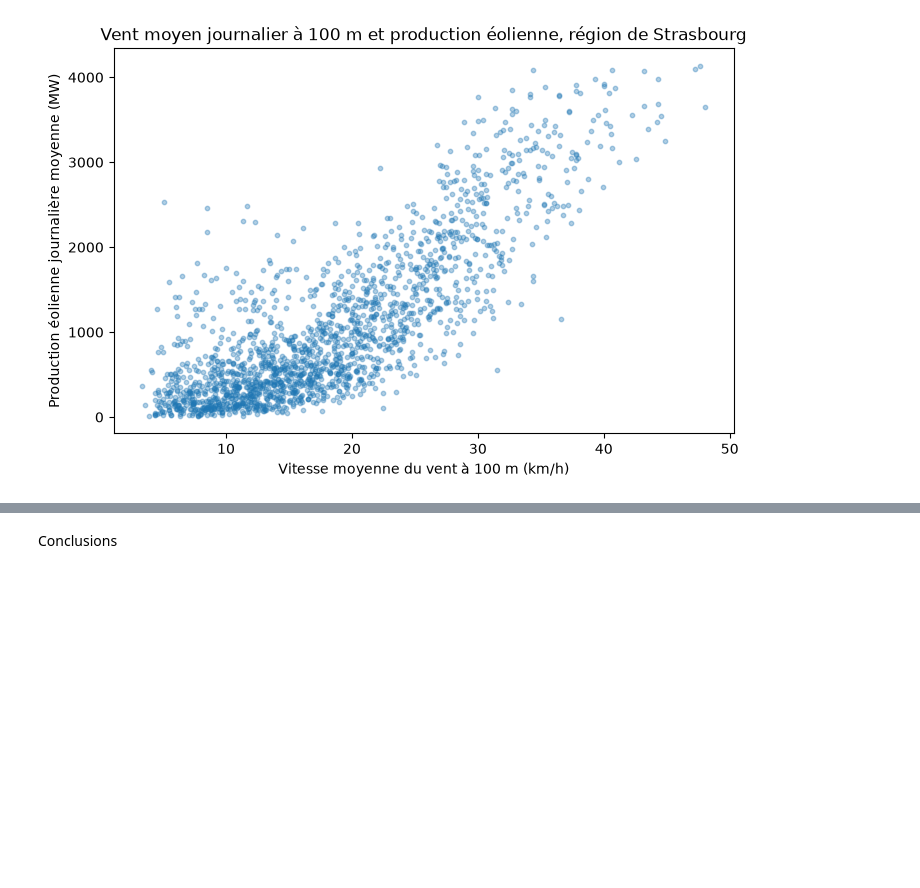
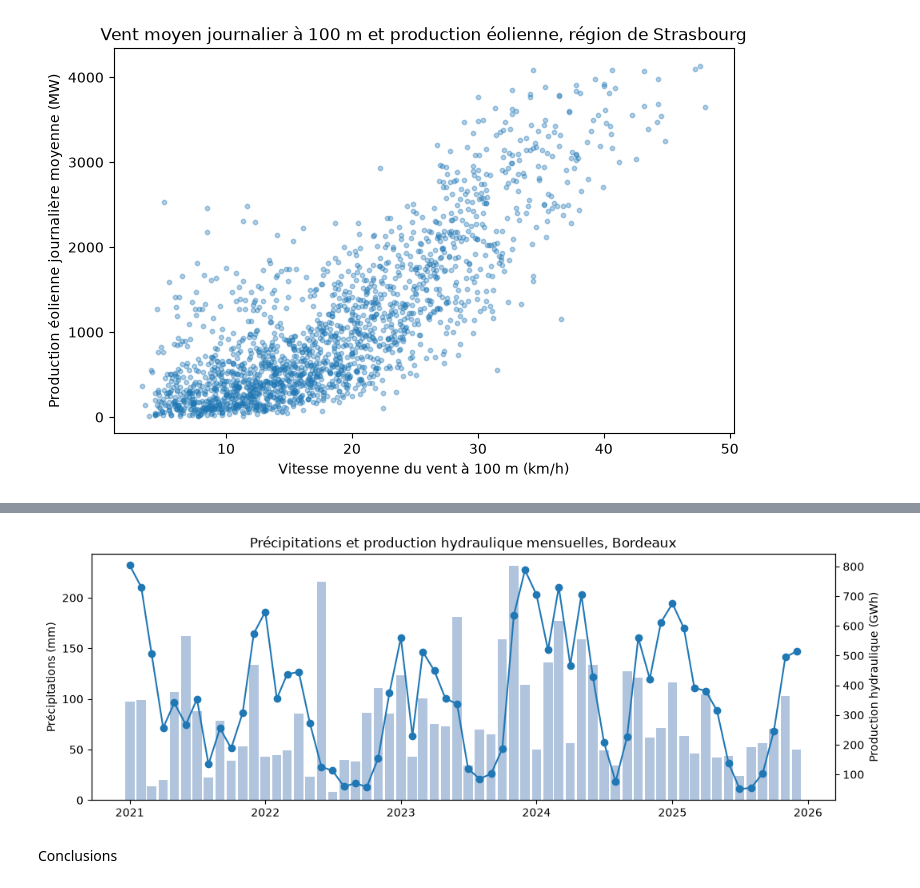
Before and after one commit to Cherif-git-code/Projet-Python-2026-2027, a Jupyter notebook: Rendu_final.ipynb, the cells around one changed output, grey strips where cells are left out. Saved outputs shown, nothing was run; the diff lists cells and outputs as text; code cells hidden in the pictures; blank space fills up the shorter version.

```diff
--- a/Rendu_final.ipynb
+++ b/Rendu_final.ipynb
@@ -251,2 +299,14 @@ tracer_scatter_vent_eolien(donnees, "strasbourg")
+# %%
+
+fig, ax1 = plt.subplots(figsize=(12, 4))
+ax1.bar(m.index, m["pluie"], width=25, color="lightsteelblue", label="Précipitations")
+ax1.set_ylabel("Précipitations (mm)")
+ax2 = ax1.twinx()
+ax2.plot(m.index, m["prod"], color="tab:blue", marker="o", label="Production hydraulique")
+ax2.set_ylabel("Production hydraulique (GWh)")
+ax1.set_title(f"Précipitations et production hydraulique mensuelles, {ville.capitalize()}")
+plt.show()
+# %% [output]
+[figure, added]
 # %% [markdown]
 Conclusions
```
Also changed, not shown: parts of 4 cells of this notebook, 2 other files.
